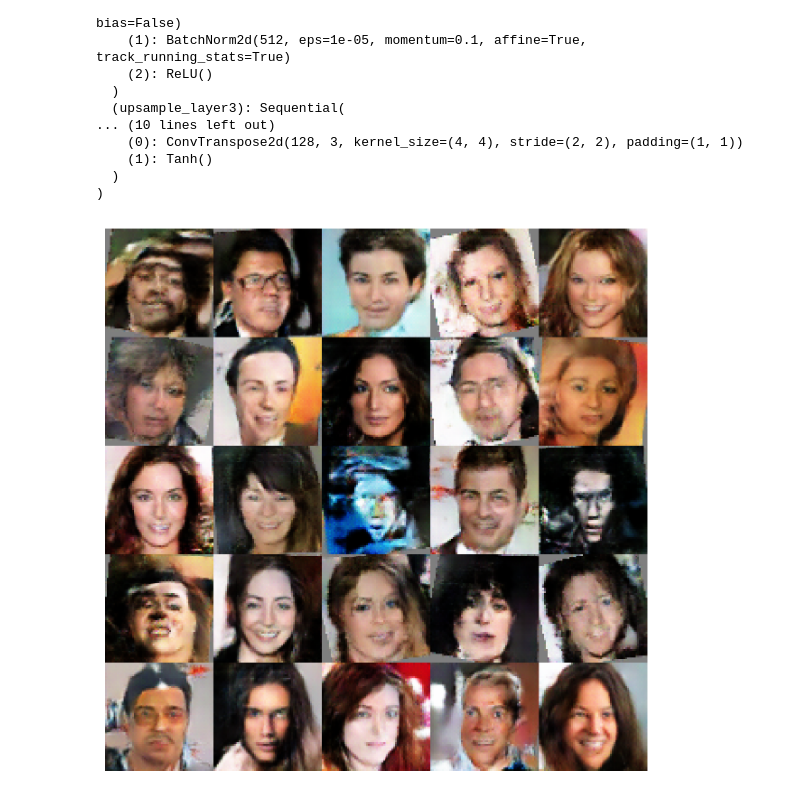
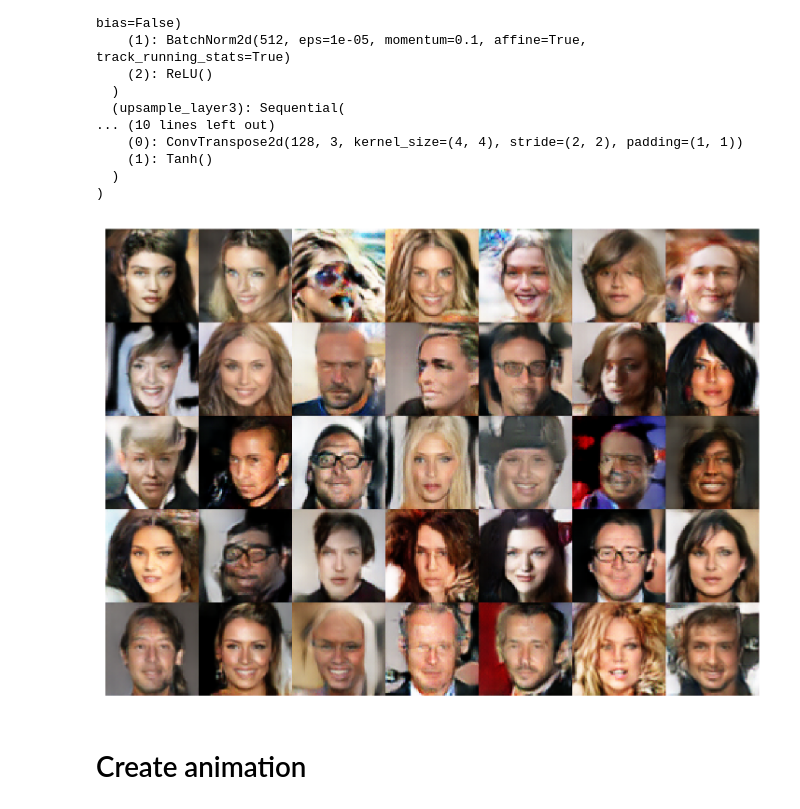
Before and after one commit to artmerinov/DCGAN, a Jupyter notebook: create_animation.ipynb, the cells around one changed output. Cells and saved outputs as stored; diff of their text form; code cells hidden in the pictures.

```diff
--- a/create_animation.ipynb
+++ b/create_animation.ipynb
@@ -42,15 +43,17 @@ Generator(
   )
 )
 # %%
-noise = torch.randn(25, NOISE_DIM, 1, 1).to(device)
+noise = torch.randn(35, NOISE_DIM, 1, 1).to(device)
 fake_imgs = G(noise).detach().cpu()
 
-fig, axs = plt.subplots(5, 5, figsize=(6,6))
+fig, axs = plt.subplots(5, 7, figsize=(7,5))
 plt.subplots_adjust(top=1, bottom=0, right=1, left=0, hspace=0, wspace=0)
 axs = axs.flatten()
-for i in range(25):
+for i in range(35):
     axs[i].imshow(inverse_normalize(fake_imgs[i]).permute(1,2,0))
     axs[i].axis('off')
 plt.show()
 # %% [output]
-[figure, old version]
+[figure, new version]
+# %% [markdown]
+# Create animation
```
Also changed, not shown: parts of 4 cells of this notebook, 5 other files.
